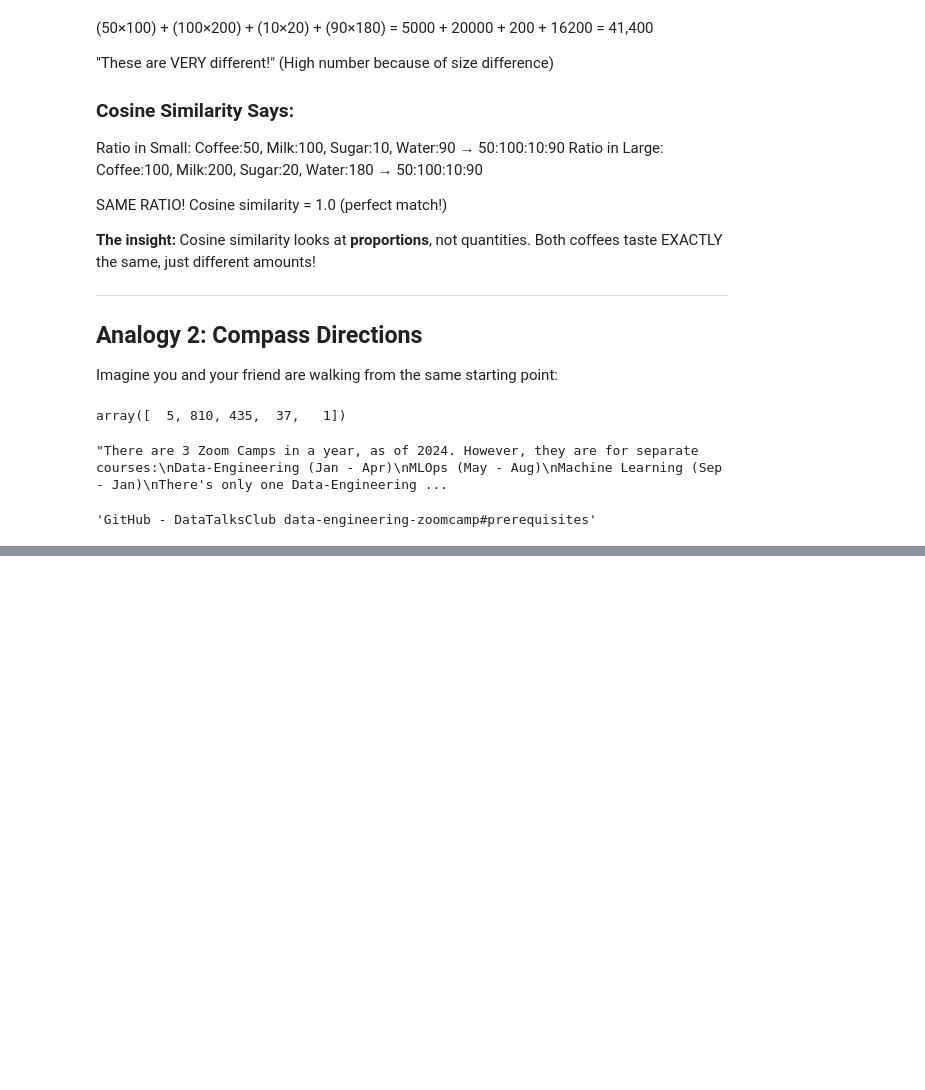
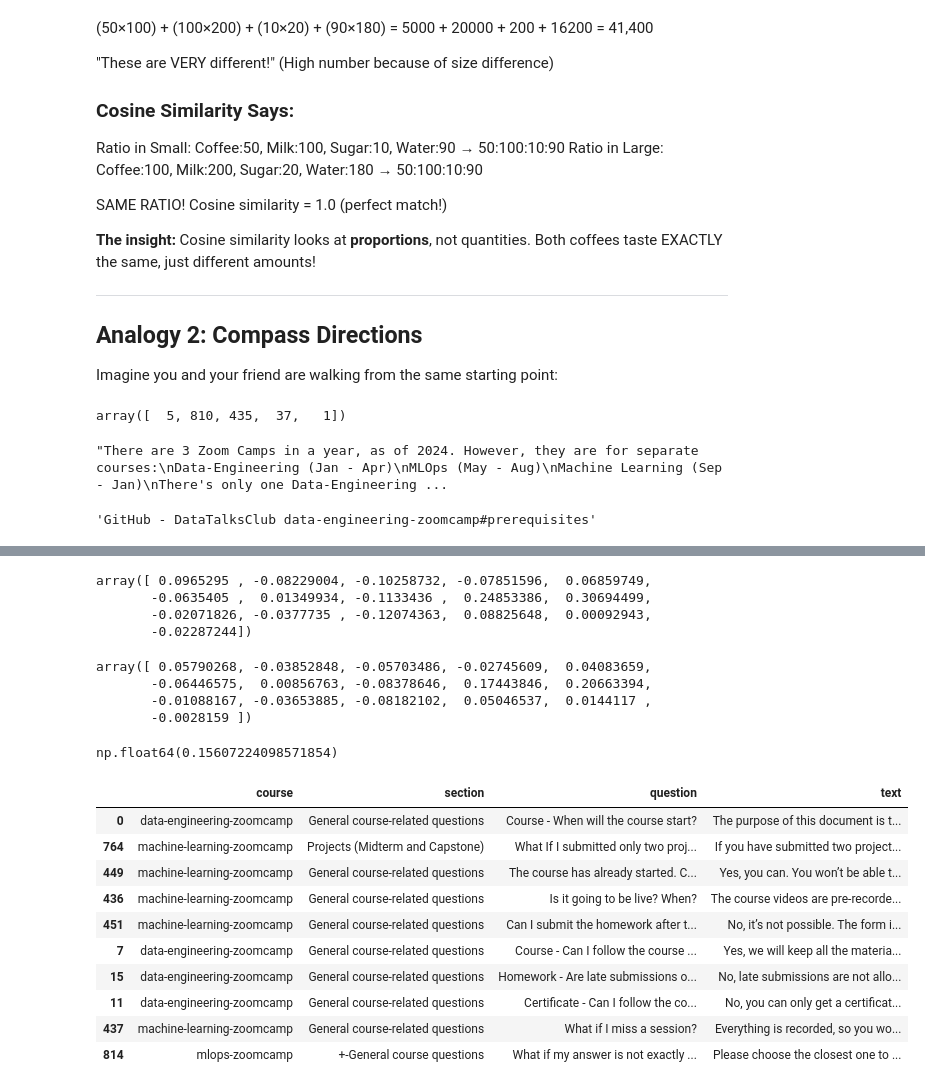
Before and after one commit to sofianhadi1983/search-engine-workshop, a Jupyter notebook: playground.ipynb, the cells around one changed output, grey strips where cells are left out. Saved outputs shown, nothing was run; the diff lists cells and outputs as text; code cells hidden in the pictures; blank space fills up the shorter version.

```diff
--- a/playground.ipynb
+++ b/playground.ipynb
@@ -1389,0 +1392,9 @@ df.iloc[1].text
+# %%
+matrices = {}
+vectorizers = {}
+
+for f in fields:
+    cv = TfidfVectorizer(stop_words='english', min_df=5)
+    X = cv.fit_transform(df[f])
+    matrices[f] = X
+    vectorizers[f] = cv
@@ -1389,0 +1566,47 @@ df.iloc[1].text
+# %%
+from sklearn.decomposition import TruncatedSVD
+
+X = matrices['text']
+cv = vectorizers['text']
+# %%
+svd = TruncatedSVD(n_components=16)
+X_emb = svd.fit_transform(X)
+# %%
+X_emb[0]
+# %% [output]
+array([ 0.0965295 , -0.08229004, -0.10258732, -0.07851596,  0.06859749,
+       -0.0635405 ,  0.01349934, -0.1133436 ,  0.24853386,  0.30694499,
+       -0.02071826, -0.0377735 , -0.12074363,  0.08825648,  0.00092943,
+       -0.02287244])
+# %%
+query = 'I just signed up. Is it too late to join the course?'
+
+Q = cv.transform([query])
+Q_emb = svd.transform(Q)
+Q_emb[0]
+# %% [output]
+array([ 0.05790268, -0.03852848, -0.05703486, -0.02745609,  0.04083659,
+       -0.06446575,  0.00856763, -0.08378646,  0.17443846,  0.20663394,
+       -0.01088167, -0.03653885, -0.08182102,  0.05046537,  0.0144117 ,
+       -0.0028159 ])
+# %%
+np.dot(X_emb[0], Q_emb[0])
+# %% [output]
+np.float64(0.15607224098571854)
+# %%
+score = cosine_similarity(X_emb, Q_emb).flatten()
+idx = np.argsort(-score)[:10]
+# list(df.loc[idx].text)
+df.loc[idx]
+# %% [output]
+|  | course | section | question | text |
+| 0 | data-engineering-zoomcamp | General course-related questions | Course - When will the course start? | The purpose of this document is t... |
+| 764 | machine-learning-zoomcamp | Projects (Midterm and Capstone) | What If I submitted only two proj... | If you have submitted two project... |
+| 449 | machine-learning-zoomcamp | General course-related questions | The course has already started. C... | Yes, you can. You won’t be able t... |
+| 436 | machine-learning-zoomcamp | General course-related questions | Is it going to be live? When? | The course videos are pre-recorde... |
+| 451 | machine-learning-zoomcamp | General course-related questions | Can I submit the homework after t... | No, it’s not possible. The form i... |
+| 7 | data-engineering-zoomcamp | General course-related questions | Course - Can I follow the course ... | Yes, we will keep all the materia... |
+| 15 | data-engineering-zoomcamp | General course-related questions | Homework - Are late submissions o... | No, late submissions are not allo... |
+| 11 | data-engineering-zoomcamp | General course-related questions | Certificate - Can I follow the co... | No, you can only get a certificat... |
+| 437 | machine-learning-zoomcamp | General course-related questions | What if I miss a session? | Everything is recorded, so you wo... |
+| 814 | mlops-zoomcamp | +-General course questions | What if my answer is not exactly ... | Please choose the closest one to ... |
```
Also changed, not shown: parts of 13 cells of this notebook.
